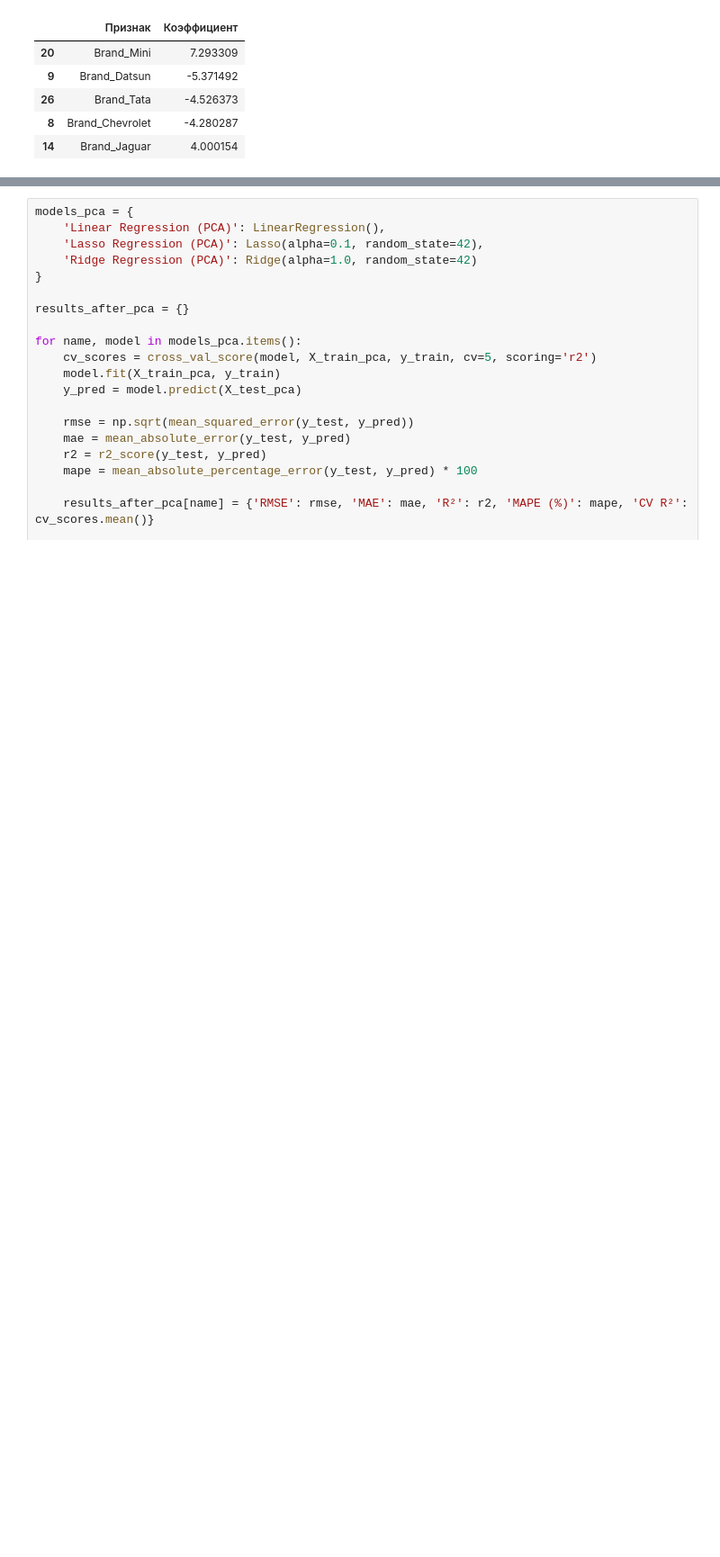
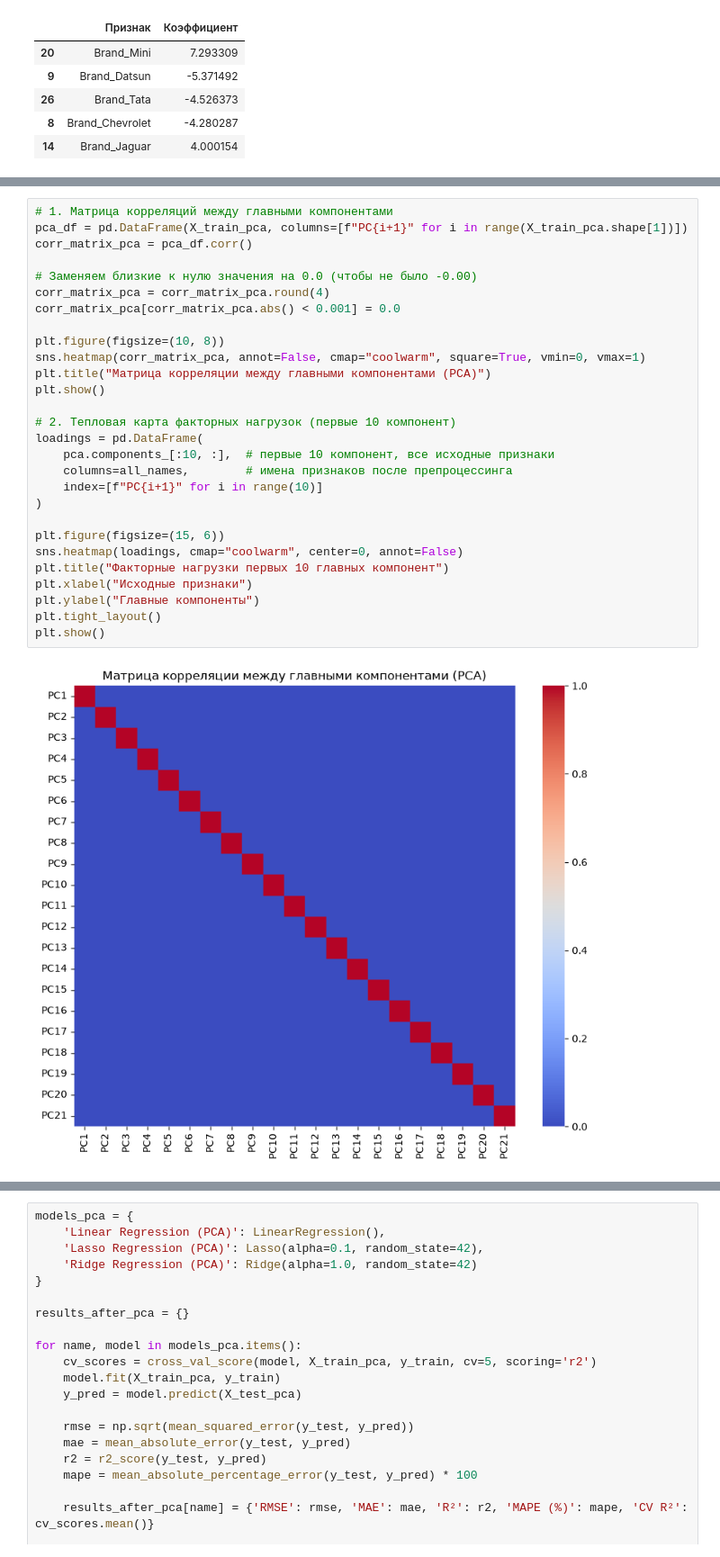
Before and after one commit to Johnny55555555/ml-regression-pca, a Jupyter notebook: lab1_regression.ipynb, the cells around one changed output, grey strips where cells are left out. Shown at 90% size. Saved outputs shown, nothing was run; the diff lists cells and outputs as text; blank space fills up the shorter version.

Commit message:
Update: fixed all text, added PCA heatmaps and factor loadings

```diff
--- a/lab1_regression.ipynb
+++ b/lab1_regression.ipynb
@@ -481,0 +485,30 @@ print(f"Количество главных компонент: {X_train_pca.sha
+# %%
+# 1. Матрица корреляций между главными компонентами
+pca_df = pd.DataFrame(X_train_pca, columns=[f"PC{i+1}" for i in range(X_train_pca.shape[1])])
+corr_matrix_pca = pca_df.corr()
+
+# Заменяем близкие к нулю значения на 0.0 (чтобы не было -0.00)
+corr_matrix_pca = corr_matrix_pca.round(4)
+corr_matrix_pca[corr_matrix_pca.abs() < 0.001] = 0.0
+
+plt.figure(figsize=(10, 8))
+sns.heatmap(corr_matrix_pca, annot=False, cmap="coolwarm", square=True, vmin=0, vmax=1)
+plt.title("Матрица корреляции между главными компонентами (PCA)")
+plt.show()
+
+# 2. Тепловая карта факторных нагрузок (первые 10 компонент)
+loadings = pd.DataFrame(
+    pca.components_[:10, :],  # первые 10 компонент, все исходные признаки
+    columns=all_names,        # имена признаков после препроцессинга
+    index=[f"PC{i+1}" for i in range(10)]
+)
+
+plt.figure(figsize=(15, 6))
+sns.heatmap(loadings, cmap="coolwarm", center=0, annot=False)
+plt.title("Факторные нагрузки первых 10 главных компонент")
+plt.xlabel("Исходные признаки")
+plt.ylabel("Главные компоненты")
+plt.tight_layout()
+plt.show()
+# %% [output]
+[figure, added]
```
Also changed, not shown: parts of 22 cells of this notebook, 1 other file.
